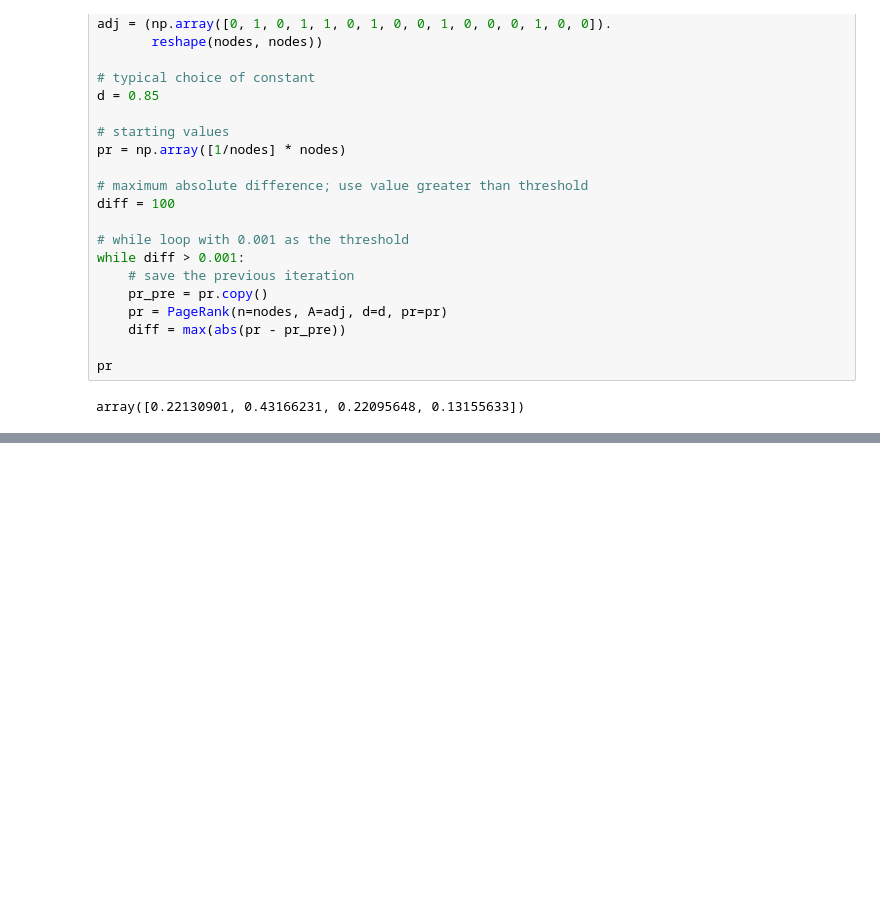
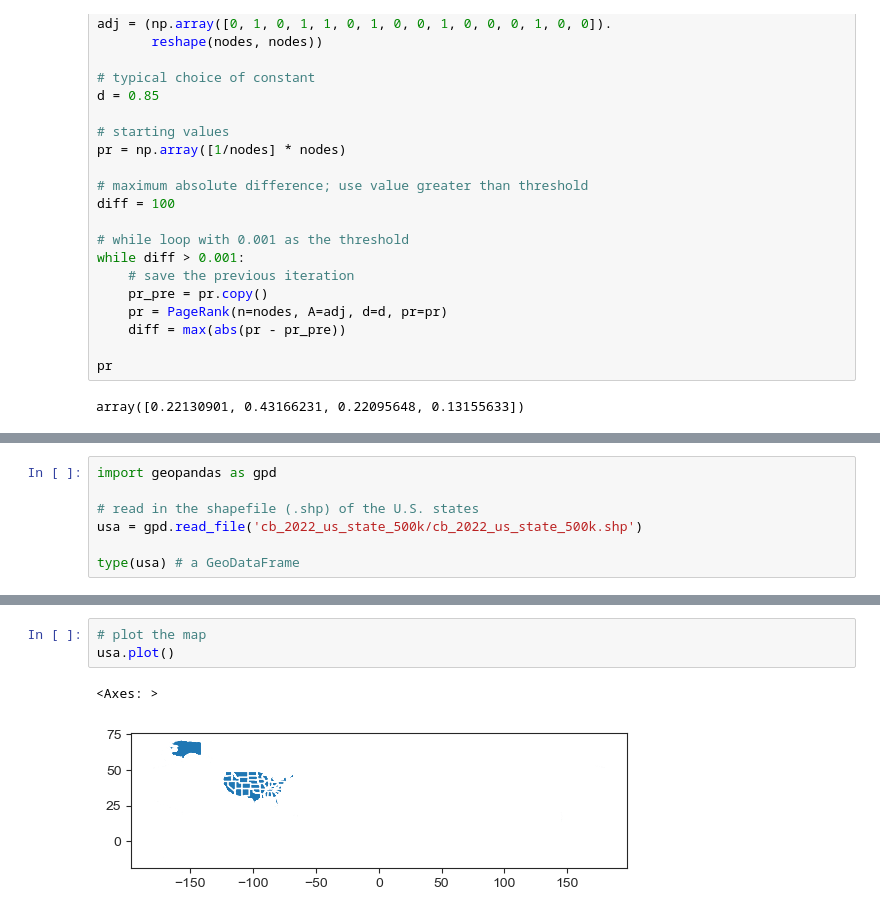
Before and after one commit to jeffallen13/qsspy, a Jupyter notebook: DISCOVERY/discovery-py.ipynb, the cells around one changed output, grey strips where cells are left out. Saved outputs shown, nothing was run; the diff lists cells and outputs as text; blank space fills up the shorter version.

```diff
--- a/DISCOVERY/discovery-py.ipynb
+++ b/DISCOVERY/discovery-py.ipynb
@@ -919,0 +920,7 @@ array([0.22130901, 0.43166231, 0.22095648, 0.13155633])
+# %%
+import geopandas as gpd
+
+# read in the shapefile (.shp) of the U.S. states
+usa = gpd.read_file('cb_2022_us_state_500k/cb_2022_us_state_500k.shp')
+
+type(usa) # a GeoDataFrame
@@ -919,0 +960,6 @@ array([0.22130901, 0.43166231, 0.22095648, 0.13155633])
+# %%
+# plot the map
+usa.plot()
+# %% [output]
+<Axes: >
+[figure, added]
```
Also changed, not shown: parts of 22 cells of this notebook, 10 other files.
